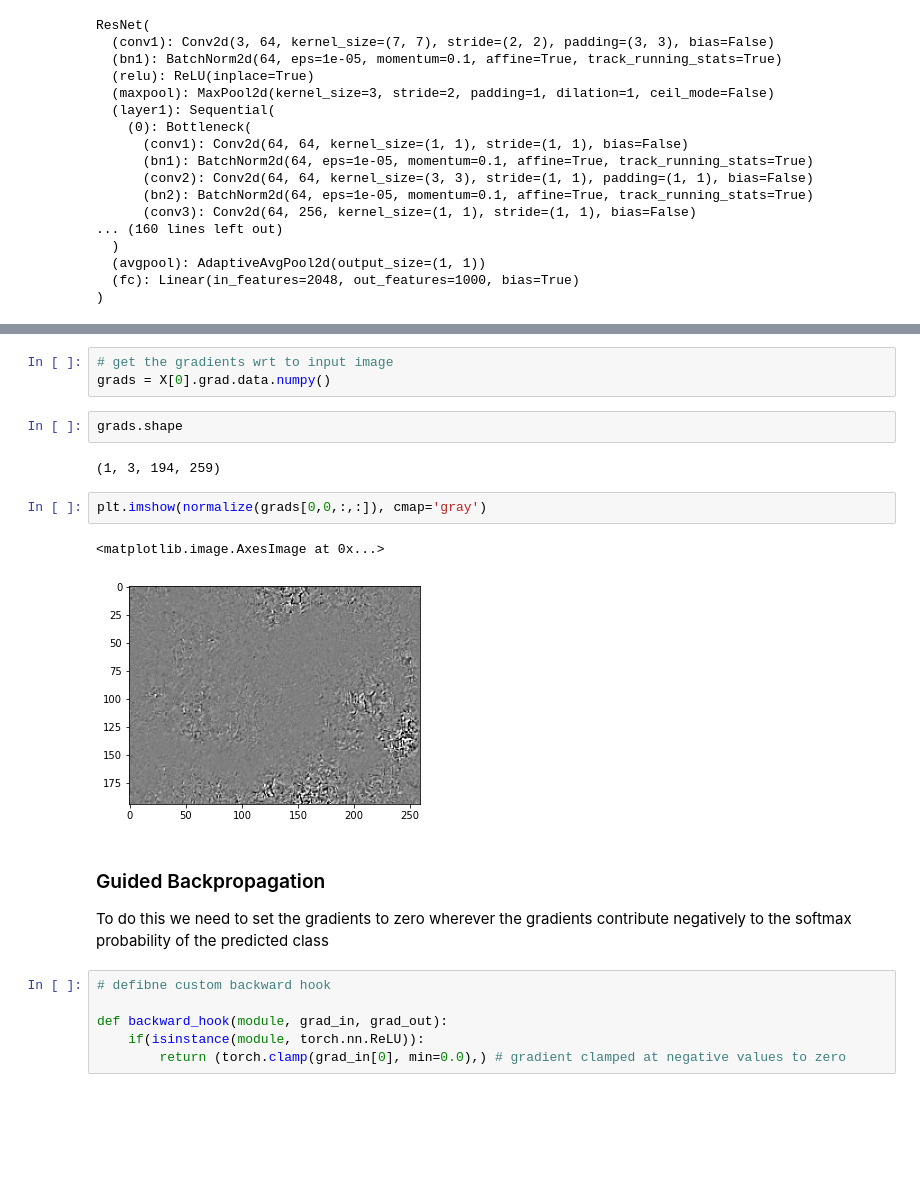
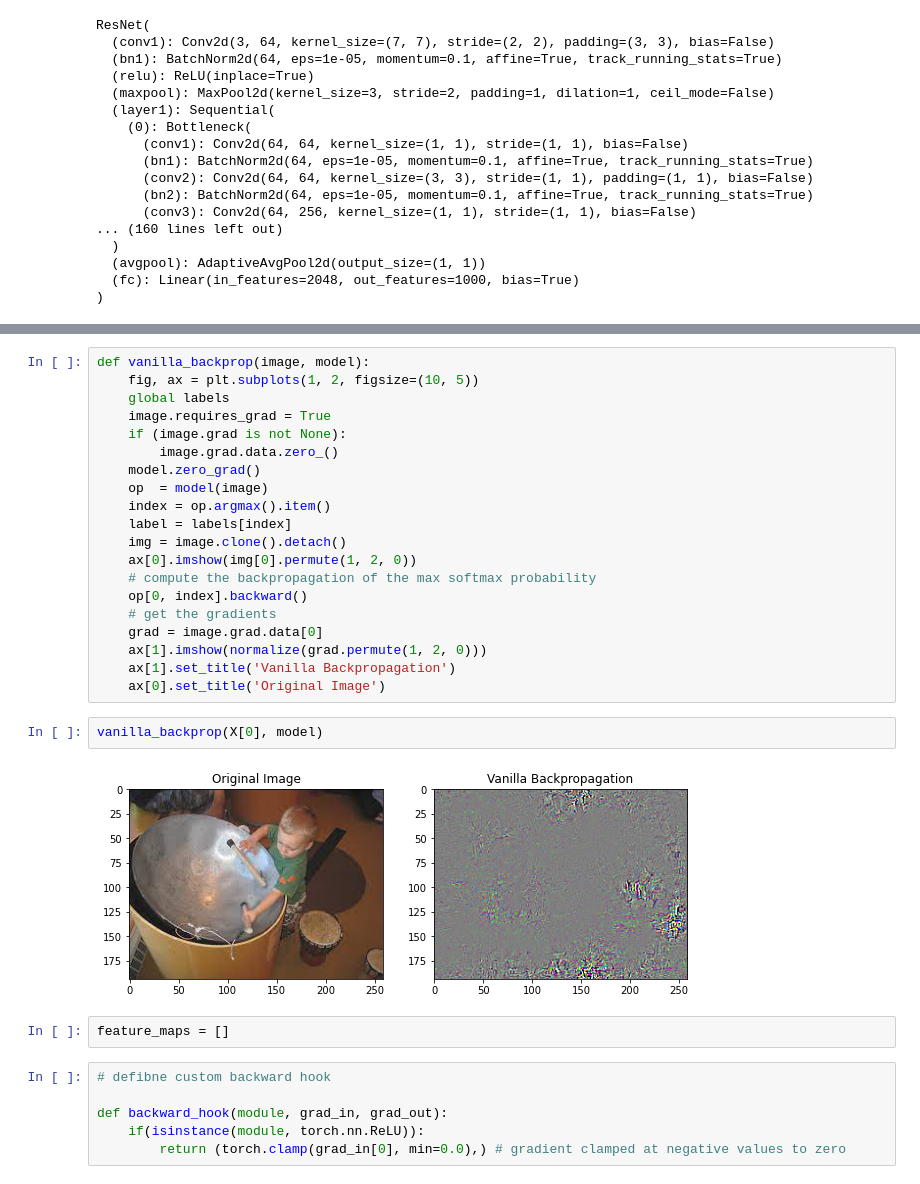
Before and after one commit to kartiksrinivas007/AI500-Deep-Learning, a Jupyter notebook: A3/CAM.ipynb, the cells around one changed output, grey strips where cells are left out. Saved outputs shown, nothing was run; the diff lists cells and outputs as text; blank space fills up the shorter version.

```diff
--- a/A3/CAM.ipynb
+++ b/A3/CAM.ipynb
@@ -80,20 +75,29 @@ op[0, index].backward()
-# %%
-# get the gradients wrt to input image
-grads = X[0].grad.data.numpy()
-# %%
-grads.shape
-# %% [output]
-(1, 3, 194, 259)
-# %%
-plt.imshow(normalize(grads[0,0,:,:]), cmap='gray')
-# %% [output]
-<matplotlib.image.AxesImage at 0x...>
-[figure, removed]
-# %% [markdown]
-### Guided Backpropagation
-
-To do this we need to set the gradients to zero wherever the gradients contribute negatively to the softmax probability
-of the predicted class
+# %%
+def vanilla_backprop(image, model):
+    fig, ax = plt.subplots(1, 2, figsize=(10, 5))
+    global labels
+    image.requires_grad = True
+    if (image.grad is not None):
+        image.grad.data.zero_()
+    model.zero_grad()
+    op  = model(image)
+    index = op.argmax().item()
+    label = labels[index]
+    img = image.clone().detach()
+    ax[0].imshow(img[0].permute(1, 2, 0))
+    # compute the backpropagation of the max softmax probability
+    op[0, index].backward()
+    # get the gradients
+    grad = image.grad.data[0]
+    ax[1].imshow(normalize(grad.permute(1, 2, 0)))
+    ax[1].set_title('Vanilla Backpropagation')
+    ax[0].set_title('Original Image')
+# %%
+vanilla_backprop(X[0], model)
+# %% [output]
+[figure, added]
+# %%
+feature_maps = []
 # %%
 # defibne custom backward hook
 
```
Also changed, not shown: parts of 21 cells of this notebook.
